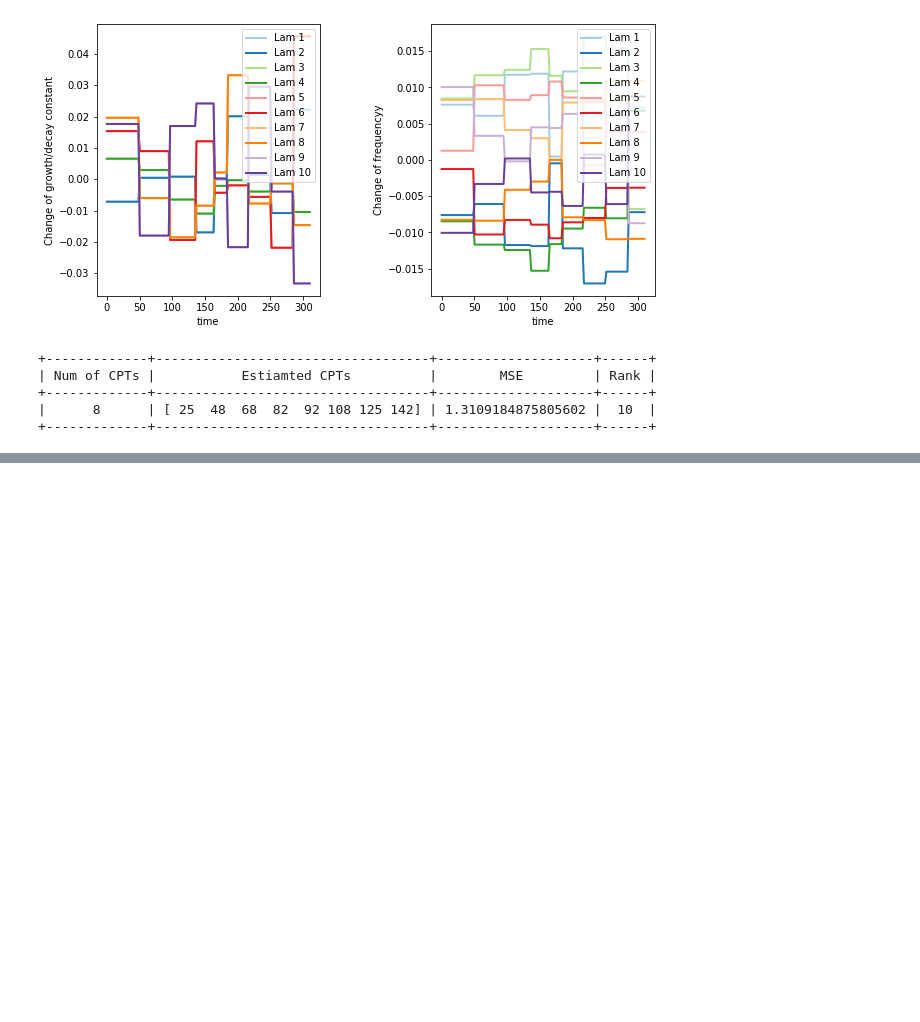
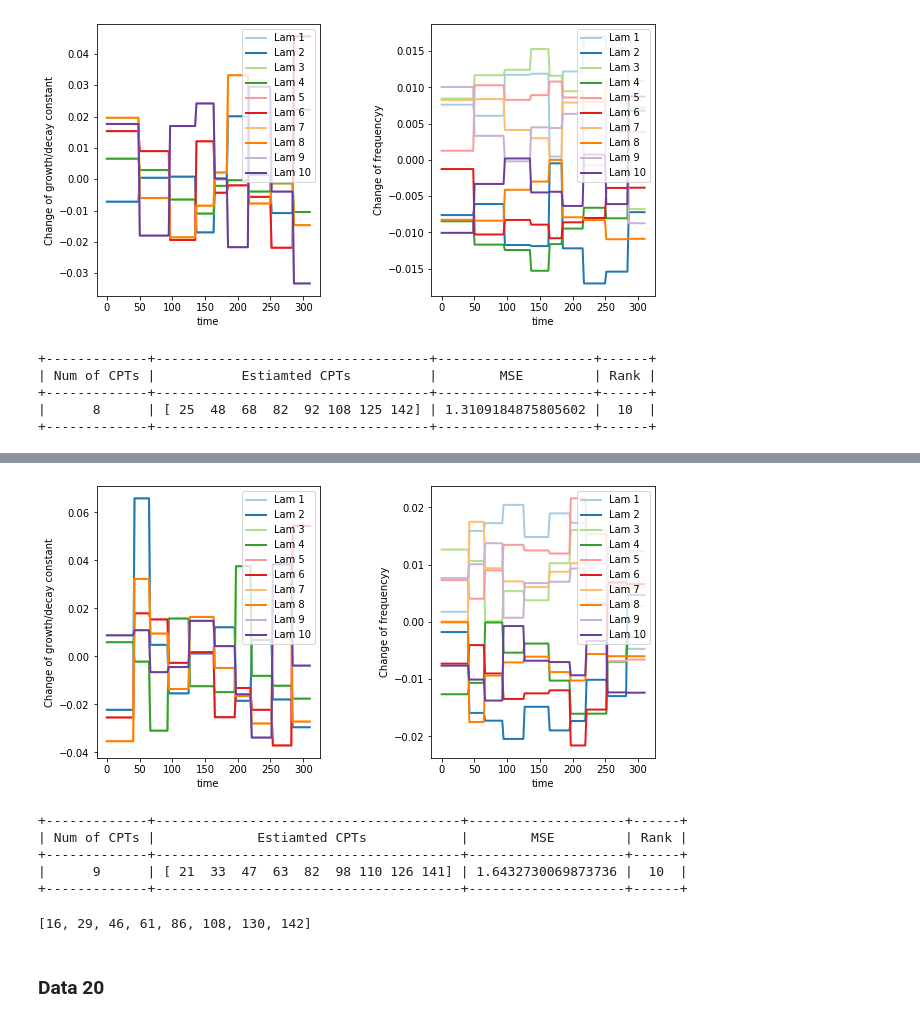
Before and after one commit to JINhuaqing/TVDN-simu, a Jupyter notebook: realdata/fMRIHPF0929.ipynb, the cells around one changed output, grey strips where cells are left out. Cells and saved outputs as stored; diff of their text form; code cells hidden in the pictures; blank space fills up the shorter version.

```diff
--- a/realdata/fMRIHPF0929.ipynb
+++ b/realdata/fMRIHPF0929.ipynb
@@ -431,0 +469,18 @@ print(fMRIDet)
+# %%
+seamedfMRIDet.PlotEigenCurve()
+# %% [output]
+[figure, added]
+# %%
+print(seamedfMRIDet)
+# %% [output]
++-------------+---------------------------------------+--------------------+------+
+| Num of CPTs |             Estiamted CPTs            |        MSE         | Rank |
++-------------+---------------------------------------+--------------------+------+
+|      9      | [ 21  33  47  63  82  98 110 126 141] | 1.6432730069873736 |  10  |
++-------------+---------------------------------------+--------------------+------+
+# %%
+GTsAll[idx]
+# %% [output]
+[16, 29, 46, 61, 86, 108, 130, 142]
+# %% [markdown]
+### Data 20
```
Also changed, not shown: parts of 20 cells of this notebook.
